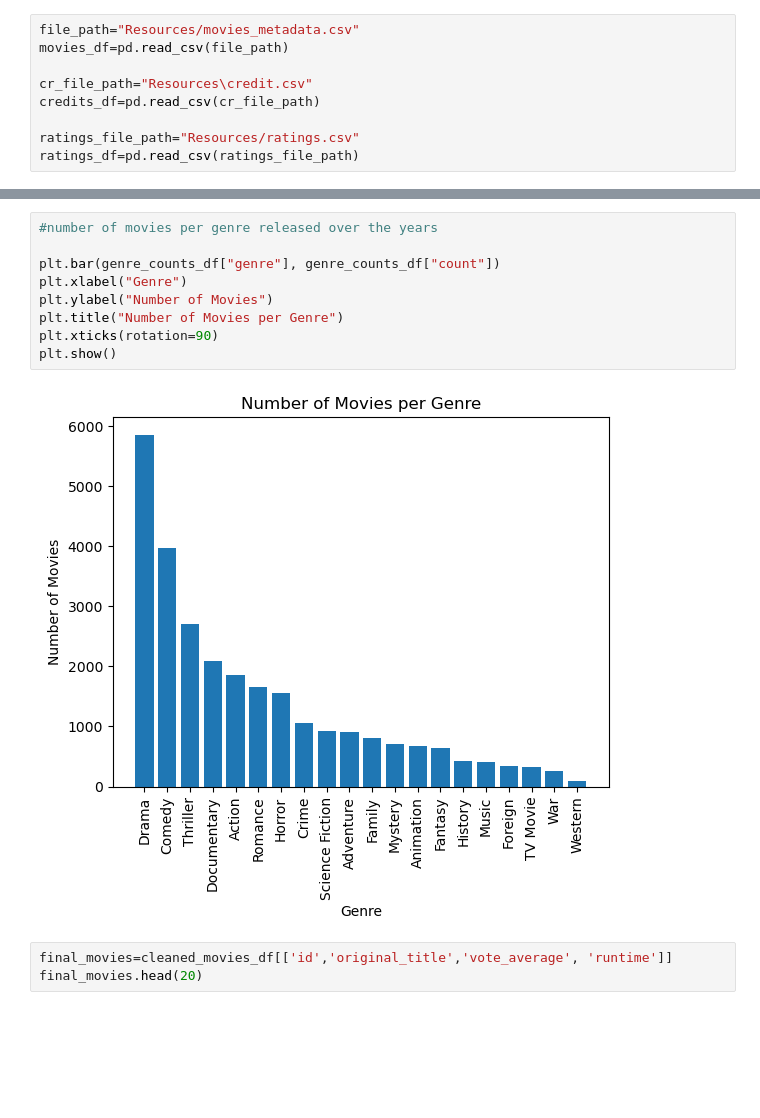
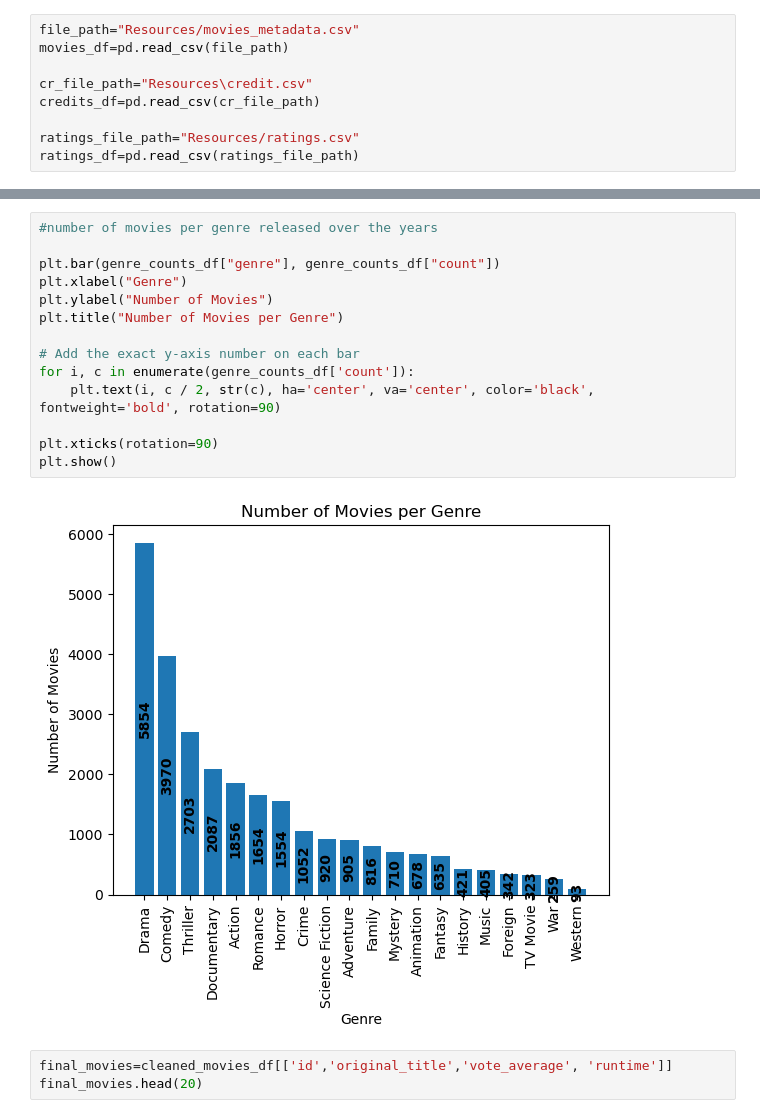
Before and after one commit to tinpham1/5iveCoders, a Jupyter notebook: Project 1/main.ipynb, the cells around one changed output, grey strips where cells are left out. Saved outputs shown, nothing was run; the diff lists cells and outputs as text; blank space fills up the shorter version.

```diff
--- a/Project 1/main.ipynb
+++ b/Project 1/main.ipynb
@@ -92,14 +97,19 @@ genre_counts_df.head(20)
 # %%
 #number of movies per genre released over the years
 
 plt.bar(genre_counts_df["genre"], genre_counts_df["count"])
 plt.xlabel("Genre")
 plt.ylabel("Number of Movies")
 plt.title("Number of Movies per Genre")
+
+# Add the exact y-axis number on each bar
+for i, c in enumerate(genre_counts_df['count']):
+    plt.text(i, c / 2, str(c), ha='center', va='center', color='black', fontweight='bold', rotation=90)
+
 plt.xticks(rotation=90)
 plt.show()
 # %% [output]
-[figure, old version]
+[figure, new version]
 # %%
 final_movies=cleaned_movies_df[['id','original_title','vote_average', 'runtime']]
 final_movies.head(20)
```
Also changed, not shown: parts of 6 cells of this notebook.
